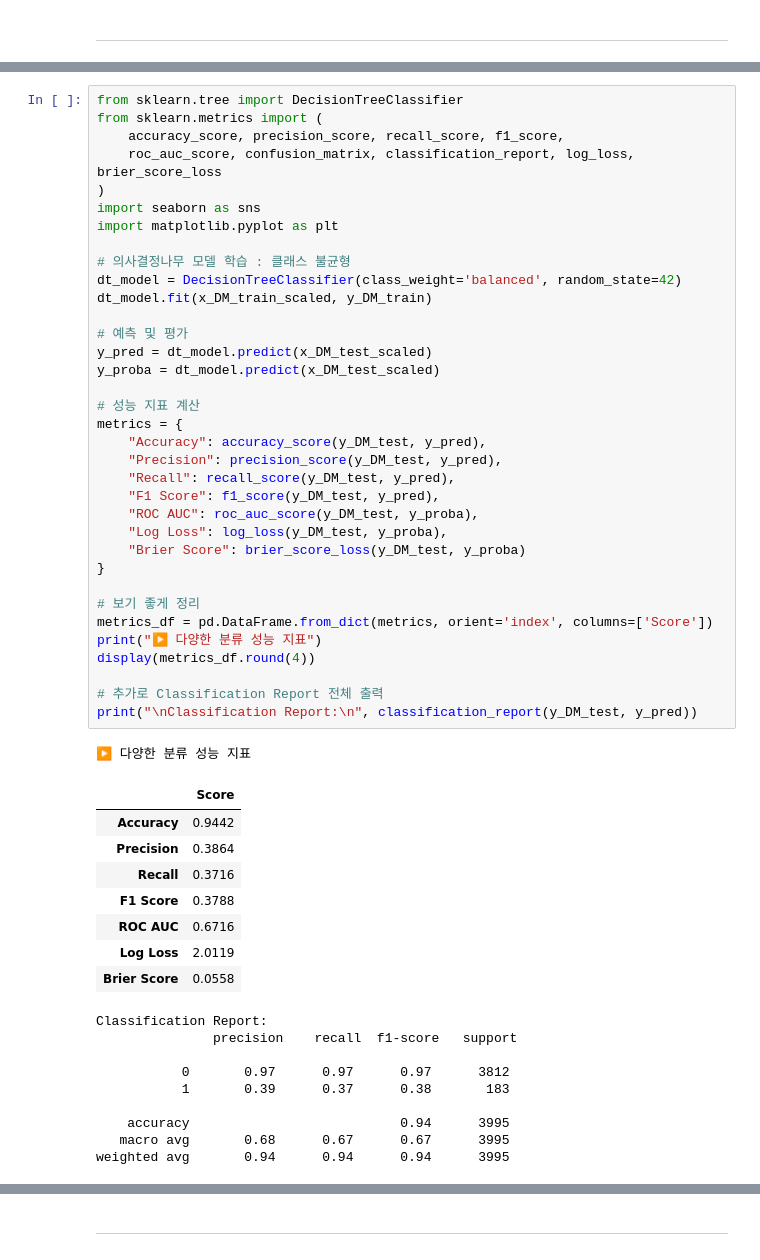
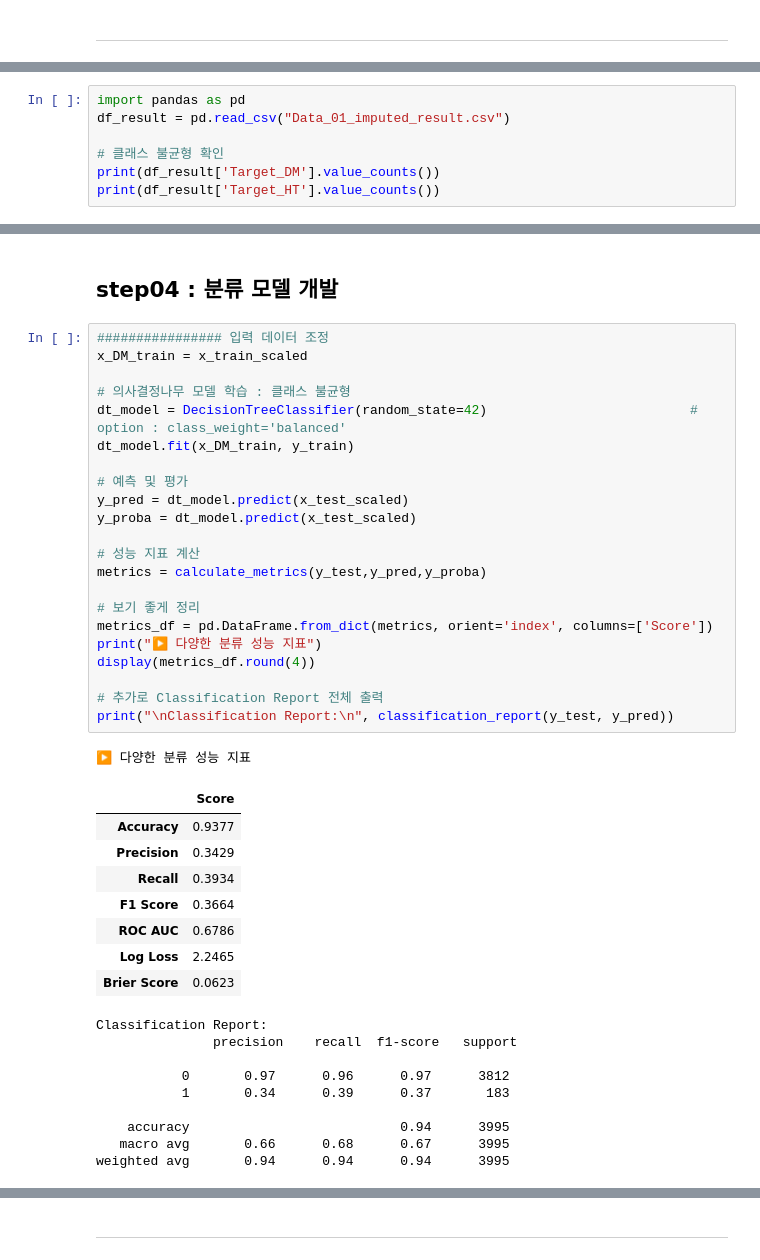
Before and after one commit to dibk100/study_Data4Quality, a Jupyter notebook: task01_DeepImpute_Health/Q1_DataProcessing.ipynb, the cells around one changed output, grey strips where cells are left out. Cells and saved outputs as stored; diff of their text form.

```diff
--- a/task01_DeepImpute_Health/Q1_DataProcessing.ipynb
+++ b/task01_DeepImpute_Health/Q1_DataProcessing.ipynb
@@ -384,0 +554,7 @@ RMSE: 76.52320944703268, MAE: 52.34628014045013, R²: -211.06590165250128
+# %%
+import pandas as pd
+df_result = pd.read_csv("Data_01_imputed_result.csv")
+
+# 클래스 불균형 확인
+print(df_result['Target_DM'].value_counts())
+print(df_result['Target_HT'].value_counts())
@@ -431,56 +686,45 @@ x_HT_test_scaled = scaler_HT.transform(x_HT_test)
+# %% [markdown]
+## step04 : 분류 모델 개발
 # %%
-from sklearn.tree import DecisionTreeClassifier
-from sklearn.metrics import (
-    accuracy_score, precision_score, recall_score, f1_score,
-    roc_auc_score, confusion_matrix, classification_report, log_loss, brier_score_loss
-)
-import seaborn as sns
-import matplotlib.pyplot as plt
+################ 입력 데이터 조정
+x_DM_train = x_train_scaled
 
 # 의사결정나무 모델 학습 : 클래스 불균형
-dt_model = DecisionTreeClassifier(class_weight='balanced', random_state=42)
-dt_model.fit(x_DM_train_scaled, y_DM_train)
+dt_model = DecisionTreeClassifier(random_state=42)                          # option : class_weight='balanced'
+dt_model.fit(x_DM_train, y_train)
 
 # 예측 및 평가
-y_pred = dt_model.predict(x_DM_test_scaled)
-y_proba = dt_model.predict(x_DM_test_scaled)
+y_pred = dt_model.predict(x_test_scaled)
+y_proba = dt_model.predict(x_test_scaled)
 
 # 성능 지표 계산
-metrics = {
-    "Accuracy": accuracy_score(y_DM_test, y_pred),
-    "Precision": precision_score(y_DM_test, y_pred),
-    "Recall": recall_score(y_DM_test, y_pred),
-    "F1 Score": f1_score(y_DM_test, y_pred),
-    "ROC AUC": roc_auc_score(y_DM_test, y_proba),
-    "Log Loss": log_loss(y_DM_test, y_proba),
-    "Brier Score": brier_score_loss(y_DM_test, y_proba)
-}
+metrics = calculate_metrics(y_test,y_pred,y_proba)
 
 # 보기 좋게 정리
 metrics_df = pd.DataFrame.from_dict(metrics, orient='index', columns=['Score'])
 print("▶️ 다양한 분류 성능 지표")
 display(metrics_df.round(4))
 
 # 추가로 Classification Report 전체 출력
-print("\nClassification Report:\n", classification_report(y_DM_test, y_pred))
+print("\nClassification Report:\n", classification_report(y_test, y_pred))
 # %% [output]
 ▶️ 다양한 분류 성능 지표
 |  | Score |
-| Accuracy | 0.9442 |
-| Precision | 0.3864 |
-| Recall | 0.3716 |
-| F1 Score | 0.3788 |
-| ROC AUC | 0.6716 |
-| Log Loss | 2.0119 |
-| Brier Score | 0.0558 |
+| Accuracy | 0.9377 |
+| Precision | 0.3429 |
+| Recall | 0.3934 |
+| F1 Score | 0.3664 |
+| ROC AUC | 0.6786 |
+| Log Loss | 2.2465 |
+| Brier Score | 0.0623 |
 Classification Report:
                precision    recall  f1-score   support
 
-           0       0.97      0.97      0.97      3812
-           1       0.39      0.37      0.38       183
+           0       0.97      0.96      0.97      3812
+           1       0.34      0.39      0.37       183
 
     accuracy                           0.94      3995
-   macro avg       0.68      0.67      0.67      3995
+   macro avg       0.66      0.68      0.67      3995
 weighted avg       0.94      0.94      0.94      3995
 # %%
 #하이퍼 파라미터 튜닝
```
Also changed, not shown: parts of 39 cells of this notebook, 5 other files.
